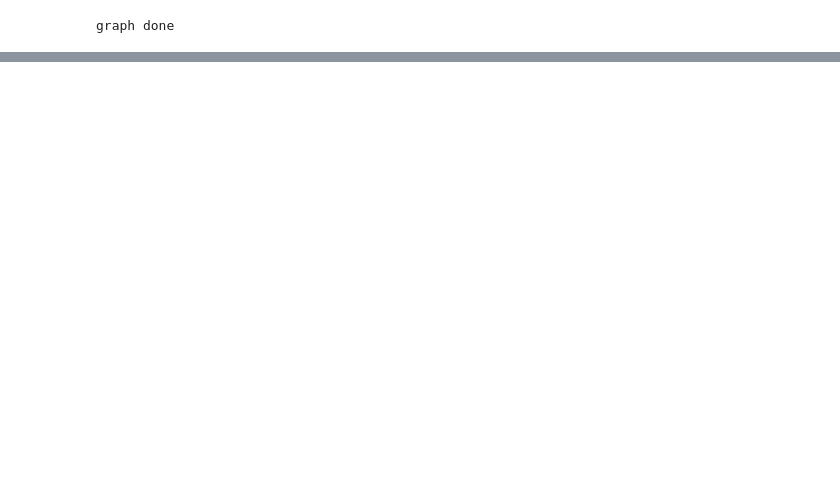
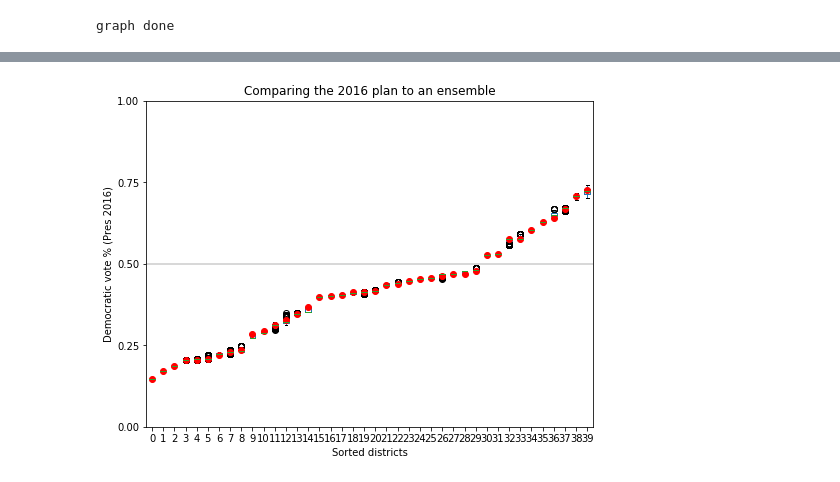
Before and after one commit to mggg/Alaska, a Jupyter notebook: AK Chain.ipynb, the cells around one changed output, grey strips where cells are left out. Drawn from its saved outputs; the diff is of its cells as text; code cells hidden in the pictures; blank space fills up the shorter version.

Commit message:
files for running chain on a single election and chain on mulitple elections for AK

```diff
--- a/AK Chain.ipynb
+++ b/AK Chain.ipynb
@@ -31,19 +25,19 @@ graph done
-# %%
-elections = [
-    Election("PRES16", {"Democratic": "PRES16D", "Republican": "PRES16R"}),
-    #Election("USH14", {"Democratic": "USH14D", "Republican": "USH14R"}),
-    #Election("SEN16", {"Democratic": "SEN16D", "Republican": "SEN16R"}),
-    #Election("GOV18", {"Democratic": "GOV18D", "Republican": "GOV18R"}),
-    #Election("USH16", {"Democratic": "USH16D", "Republican": "USH16R"})
-    #Election("USH18", {"Democratic": "USH18D", "Republican": "USH18R"})
-]
+# %%
+election = [
+    Election("PRES16", {"Democratic": "PRES16D", "Republican": "PRES16R"})]
 # %%
-my_updaters = {"population": updaters.Tally("POPULATION", alias="population")}
+my_updaters = {
+        "cut_edges": cut_edges,
+        "population": Tally("POPULATION", alias="population"),
+        "PRES16": election
+        }
 
 election_updaters = {election.name: election for election in elections}
 my_updaters.update(election_updaters)
+
+initial_partition = Partition(graph, assignment="HDIST", updaters=my_updaters)
+
+#NOTE: assignment based on House Districts
-# %%
-initial_partition = GeographicPartition(graph, assignment="HDIST", updaters=my_updaters)
 # %%
 ideal_population = sum(initial_partition["population"].values()) / len(initial_partition)
 
@@ -91 +96,23 @@ KeyError: 394
+# %%
+fig, ax = plt.subplots(figsize=(8, 6))
+
+# Draw 50% line
+ax.axhline(0.5, color="#cccccc")
+
+# Draw boxplot
+data.boxplot(ax=ax, positions=range(len(data.columns)))
+
+# Draw initial plan's Democratic vote %s (.iloc[0] gives the first row)
+data.iloc[0].plot(style="ro", ax=ax)
+
+# Annotate
+ax.set_title("Comparing the 2016 plan to an ensemble")
+ax.set_ylabel("Democratic vote % (Pres 2016)")
+ax.set_xlabel("Sorted districts")
+ax.set_ylim(0, 1)
+ax.set_yticks([0, 0.25, 0.5, 0.75, 1])
+
+plt.show()
+# %% [output]
+[figure, added]
 # %%
```
Also changed, not shown: parts of 12 cells of this notebook, 2 other files.
